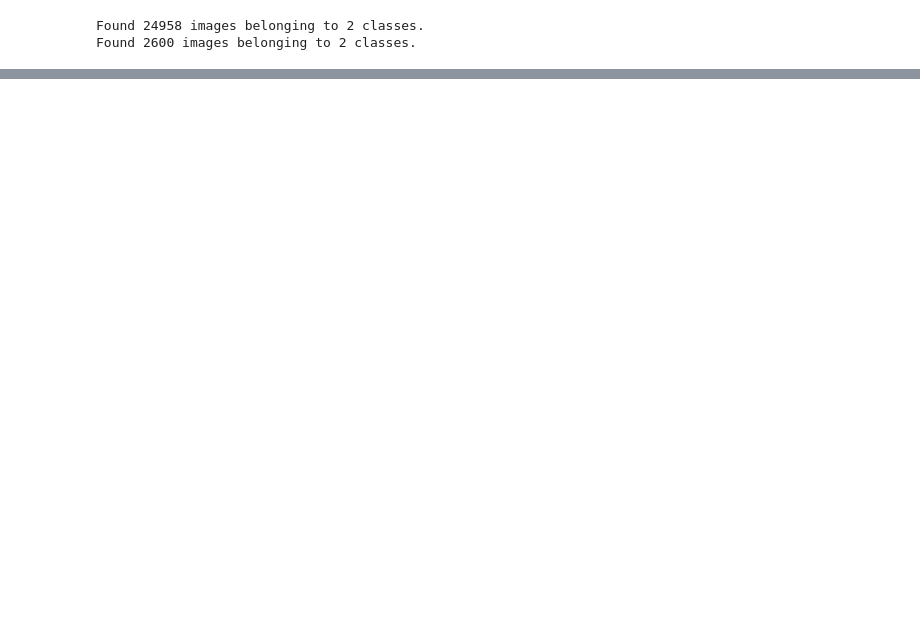
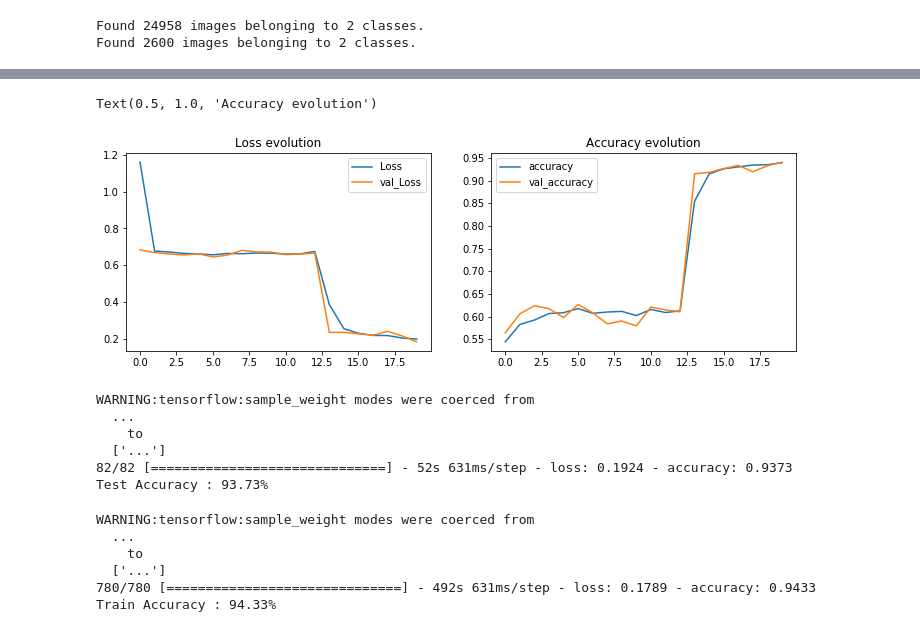
Before and after one commit to fares-ds/Malaria_Cell_Classification_Using_CNNs, a Jupyter notebook: Malaria_Blood_Cell_Image_Classification.ipynb, the cells around one changed output, grey strips where cells are left out. Saved outputs shown, nothing was run; the diff lists cells and outputs as text; code cells hidden in the pictures; blank space fills up the shorter version.

Commit message:
Model training ==> Testing accuracy 93.73%

```diff
--- a/Malaria_Blood_Cell_Image_Classification.ipynb
+++ b/Malaria_Blood_Cell_Image_Classification.ipynb
@@ -165,4 +164,6 @@ Non-trainable params: 0
 _________________________________________________________________
 # %%
 batch_size = 16
-r = model.fit()
+r = model.fit(train_img_gen,
+              epochs=20,
+              validation_data=test_img_gen)
@@ -168,0 +188,37 @@ r = model.fit()
+# %%
+plt.figure(figsize=(12, 8))
+
+plt.subplot(2, 2, 1)
+plt.plot(r.history['loss'], label='Loss')
+plt.plot(r.history['val_loss'], label='val_Loss')
+plt.legend()
+plt.title('Loss evolution')
+
+plt.subplot(2, 2, 2)
+plt.plot(r.history['accuracy'], label='accuracy')
+plt.plot(r.history['val_accuracy'], label='val_accuracy')
+plt.legend()
+plt.title('Accuracy evolution')
+# %% [output]
+Text(0.5, 1.0, 'Accuracy evolution')
+[figure, added]
+# %%
+evaluation = model.evaluate(test_img_gen)
+print(f'Test Accuracy : {evaluation[1] * 100:.2f}%')
+# %% [output]
+WARNING:tensorflow:sample_weight modes were coerced from
+  ...
+    to
+  ['...']
+82/82 [==============================] - 52s 631ms/step - loss: 0.1924 - accuracy: 0.9373
+Test Accuracy : 93.73%
+# %%
+evaluation = model.evaluate(train_img_gen)
+print(f'Train Accuracy : {evaluation[1] * 100:.2f}%')
+# %% [output]
+WARNING:tensorflow:sample_weight modes were coerced from
+  ...
+    to
+  ['...']
+780/780 [==============================] - 492s 631ms/step - loss: 0.1789 - accuracy: 0.9433
+Train Accuracy : 94.33%
```
Also changed, not shown: parts of 5 cells of this notebook.
